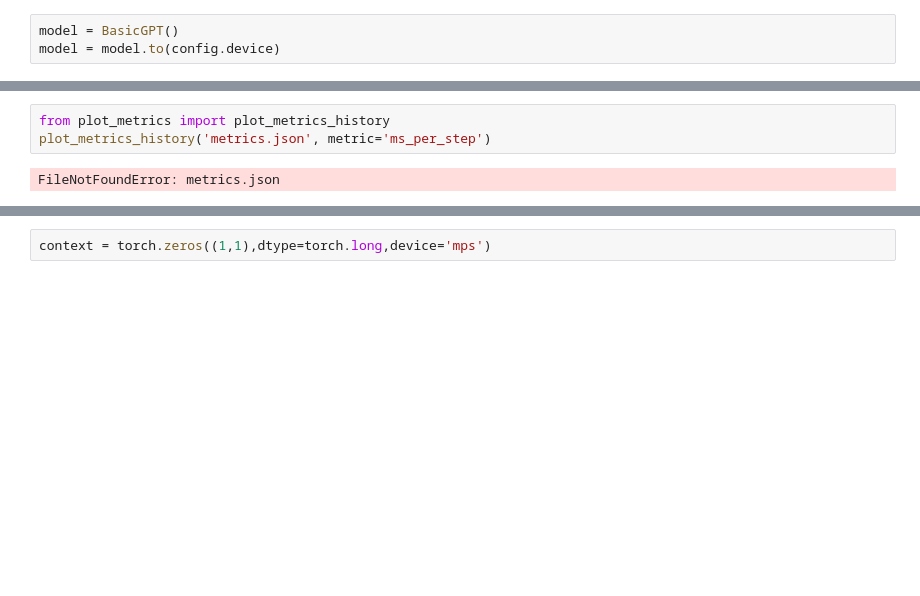
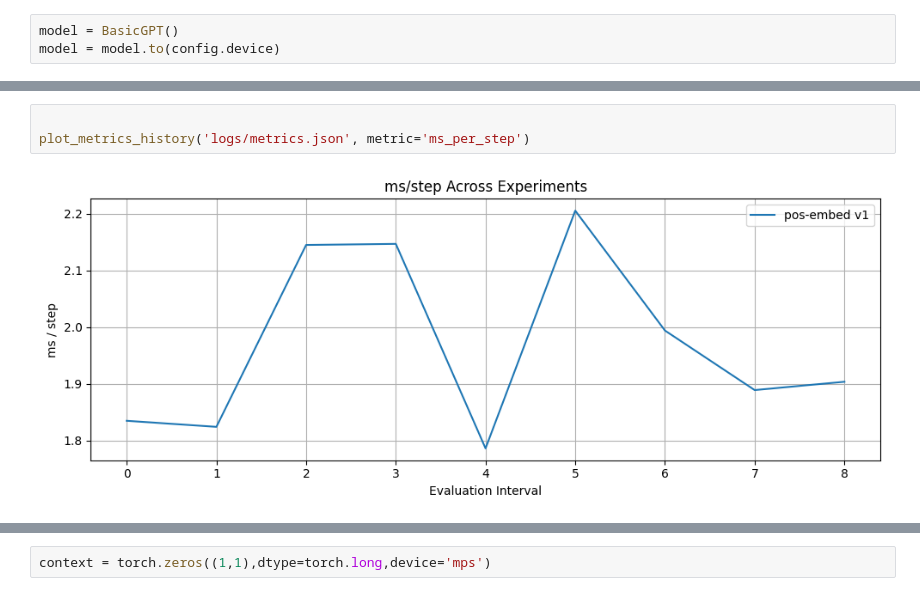
Before and after one commit to anurag-mishra899/llm-from-first-principles, a Jupyter notebook: gpt_basics/basic_gpt.ipynb, the cells around one changed output, grey strips where cells are left out. Drawn from its saved outputs; the diff is of its cells as text; blank space fills up the shorter version.

```diff
--- a/gpt_basics/basic_gpt.ipynb
+++ b/gpt_basics/basic_gpt.ipynb
@@ -227,6 +91,6 @@ plot_history('val')
 # %%
-from plot_metrics import plot_metrics_history
-plot_metrics_history('metrics.json', metric='ms_per_step')
+
+plot_metrics_history('logs/metrics.json', metric='ms_per_step')
 # %% [output]
-FileNotFoundError: metrics.json
+[figure, added]
 # %%
```
Also changed, not shown: parts of 10 cells of this notebook, 1 other file.
